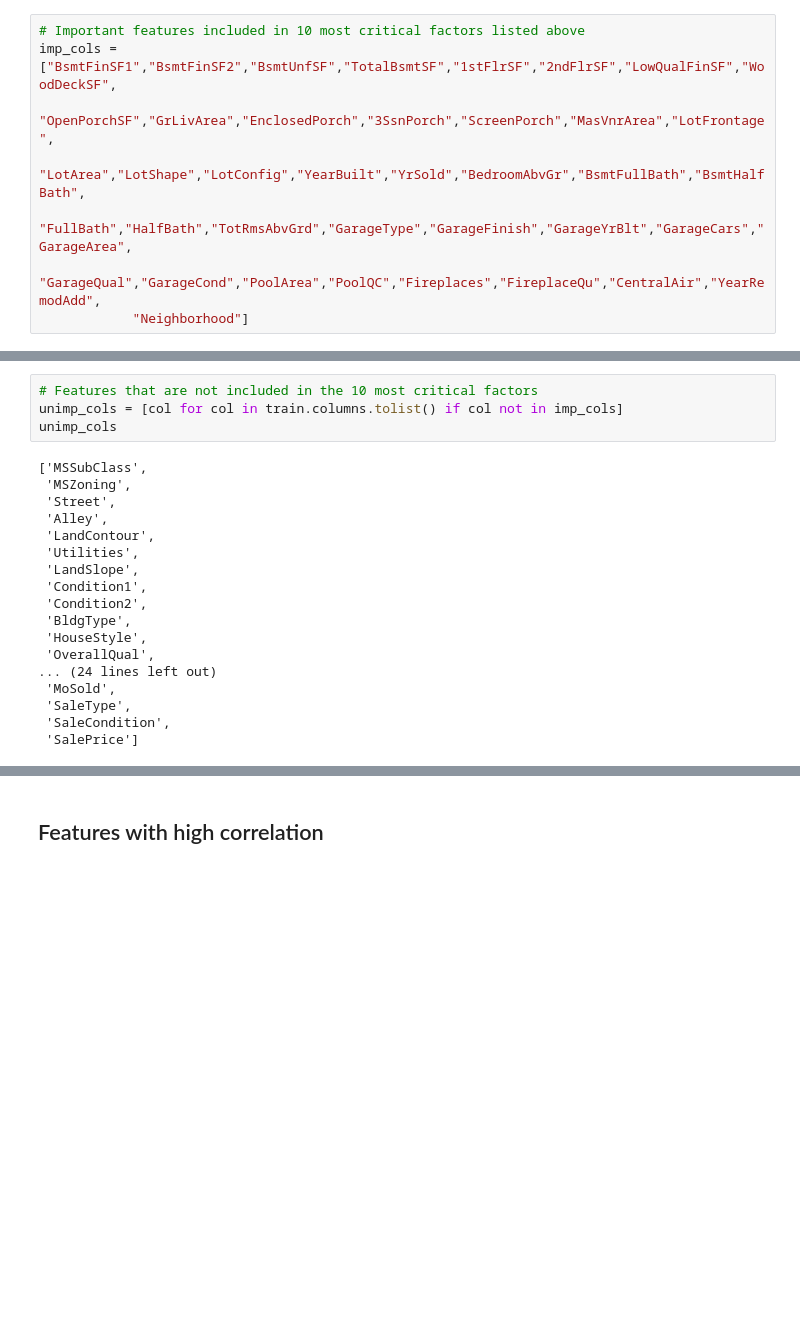
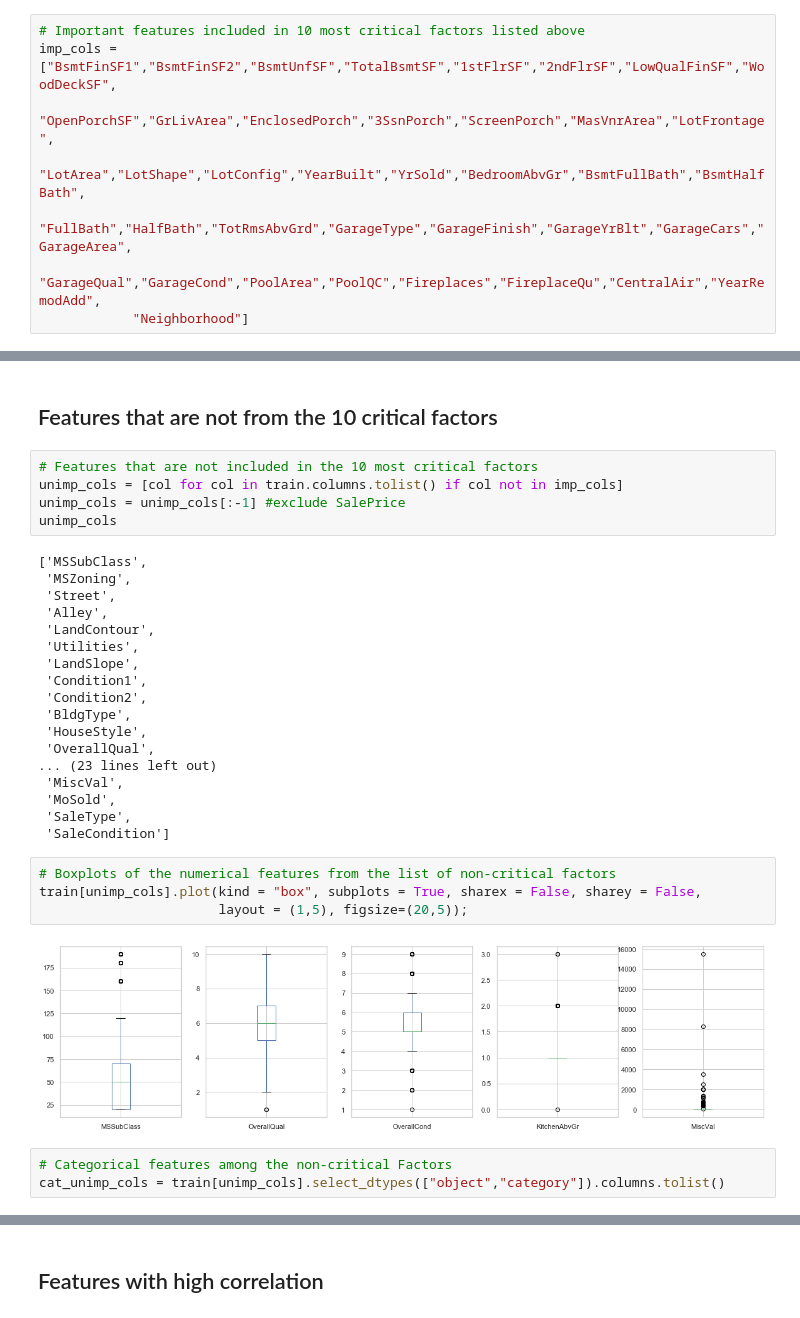
Before and after one commit to ryanhpark/HousingPricePrediction_ML, a Jupyter notebook: Ryan/EDA.ipynb, the cells around one changed output, grey strips where cells are left out. Drawn from its saved outputs; the diff is of its cells as text; blank space fills up the shorter version.

```diff
--- a/Ryan/EDA.ipynb
+++ b/Ryan/EDA.ipynb
@@ -141,6 +145,9 @@ sns.countplot(data = train, x = "Neighborhood", ax = ax10);
+# %% [markdown]
+## Features that are not from the 10 critical factors
 # %%
 # Features that are not included in the 10 most critical factors
 unimp_cols = [col for col in train.columns.tolist() if col not in imp_cols]
+unimp_cols = unimp_cols[:-1] #exclude SalePrice
 unimp_cols
 # %% [output]
 ['MSSubClass',
@@ -155,8 +162,17 @@ unimp_cols
  'BldgType',
  'HouseStyle',
  'OverallQual',
-... (24 lines left out)
+... (23 lines left out)
+ 'MiscVal',
  'MoSold',
  'SaleType',
- 'SaleCondition',
- 'SalePrice']
+ 'SaleCondition']
+# %%
+# Boxplots of the numerical features from the list of non-critical factors
+train[unimp_cols].plot(kind = "box", subplots = True, sharex = False, sharey = False,
+                       layout = (1,5), figsize=(20,5));
+# %% [output]
+[figure, added]
+# %%
+# Categorical features among the non-critical Factors
+cat_unimp_cols = train[unimp_cols].select_dtypes(["object","category"]).columns.tolist()
```
Also changed, not shown: parts of 9 cells of this notebook.
